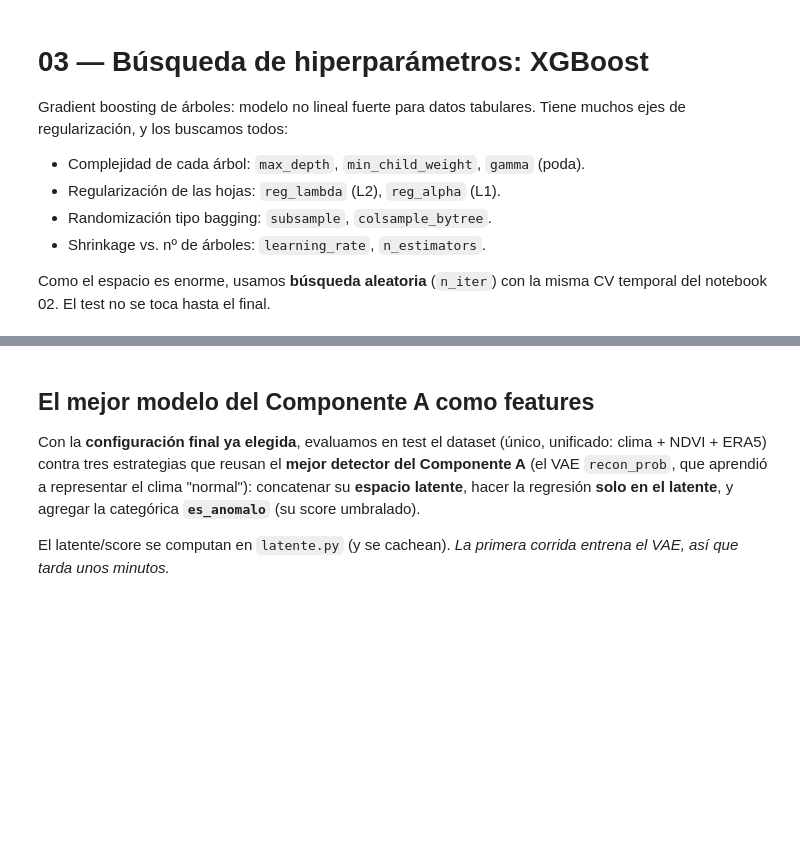
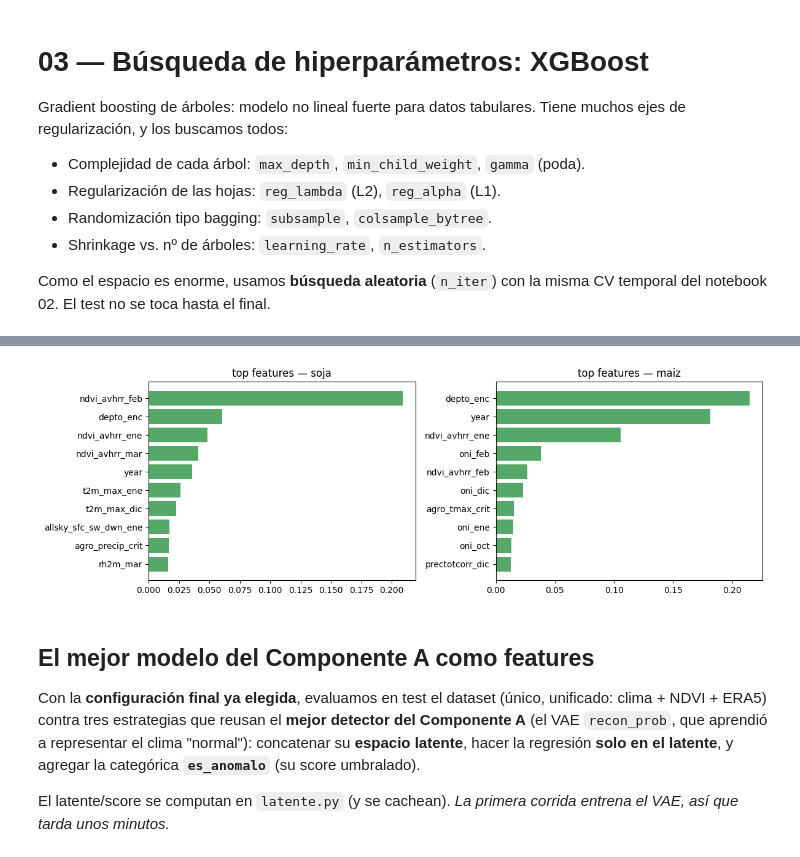
Before and after one commit to Castanosjoaquin/Trabajo_final_ML, a Jupyter notebook: componente_b/experimentos/03_hp_xgboost.ipynb, the cells around one changed output, grey strips where cells are left out. Drawn from its saved outputs; the diff is of its cells as text; code cells hidden in the pictures; blank space fills up the shorter version.

```diff
--- a/componente_b/experimentos/03_hp_xgboost.ipynb
+++ b/componente_b/experimentos/03_hp_xgboost.ipynb
@@ -70,11 +105,14 @@ plt.tight_layout(); plt.show()
 
 Qué variables usa más el modelo para partir los árboles.
 # %%
-imp = pd.Series(modelo._model.feature_importances_, index=ds.feature_cols)
-imp = imp.sort_values(ascending=False).head(12)
-fig, ax = plt.subplots(figsize=(6, 4))
-ax.barh(imp.index[::-1], imp.values[::-1], color=ev.C_XGB)
-ax.set_title('XGBoost — top 12 feature importances'); plt.tight_layout(); plt.show()
+fig, axes = plt.subplots(1, 2, figsize=(12, 4))
+for ax, c in zip(axes, CULTIVOS):
+    d = DSS[c]; m = XGBoostRegressor(**BEST_XGB[c], random_state=42).fit(d.X_train, d.y_train)
+    imp = pd.Series(m._model.feature_importances_, index=d.feature_cols).sort_values(ascending=False).head(10)
+    ax.barh(imp.index[::-1], imp.values[::-1], color=ev.C_XGB); ax.set_title(f'top features — {c}')
+plt.tight_layout(); plt.show()
+# %% [output]
+[figure, added]
 # %% [markdown]
 ## El mejor modelo del Componente A como features
 
```
Also changed, not shown: parts of 9 cells of this notebook, 13 other files.
